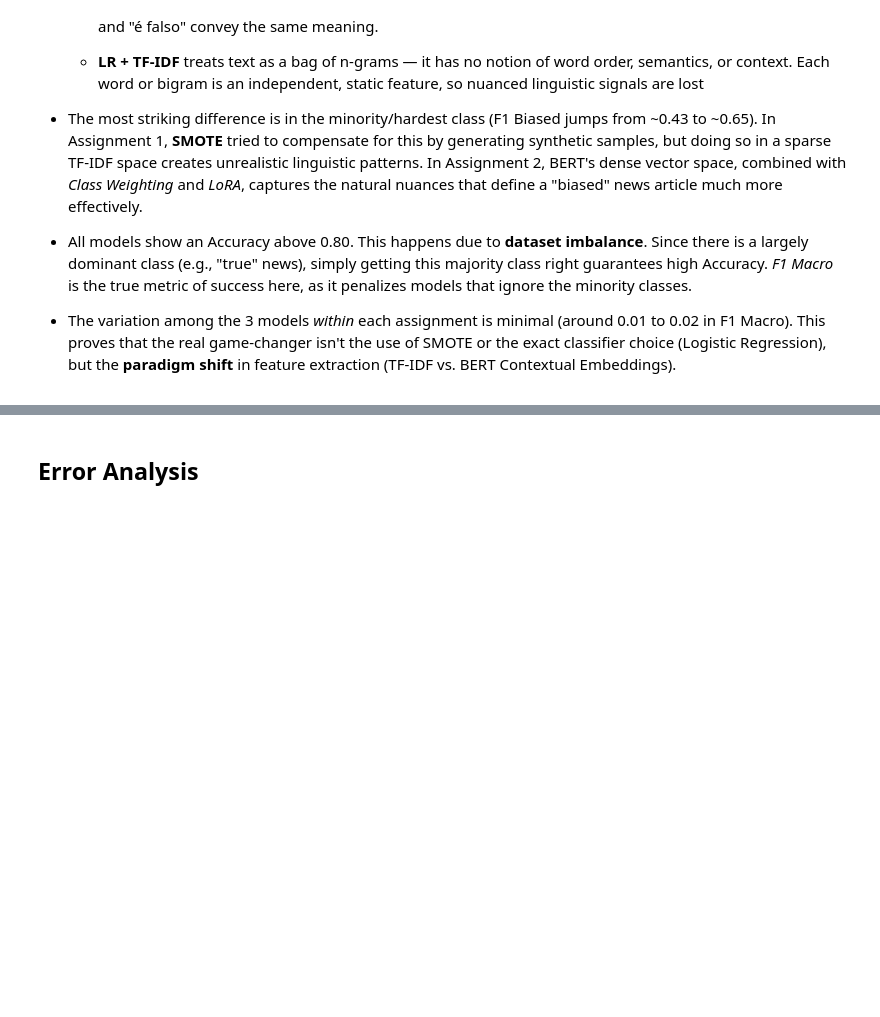
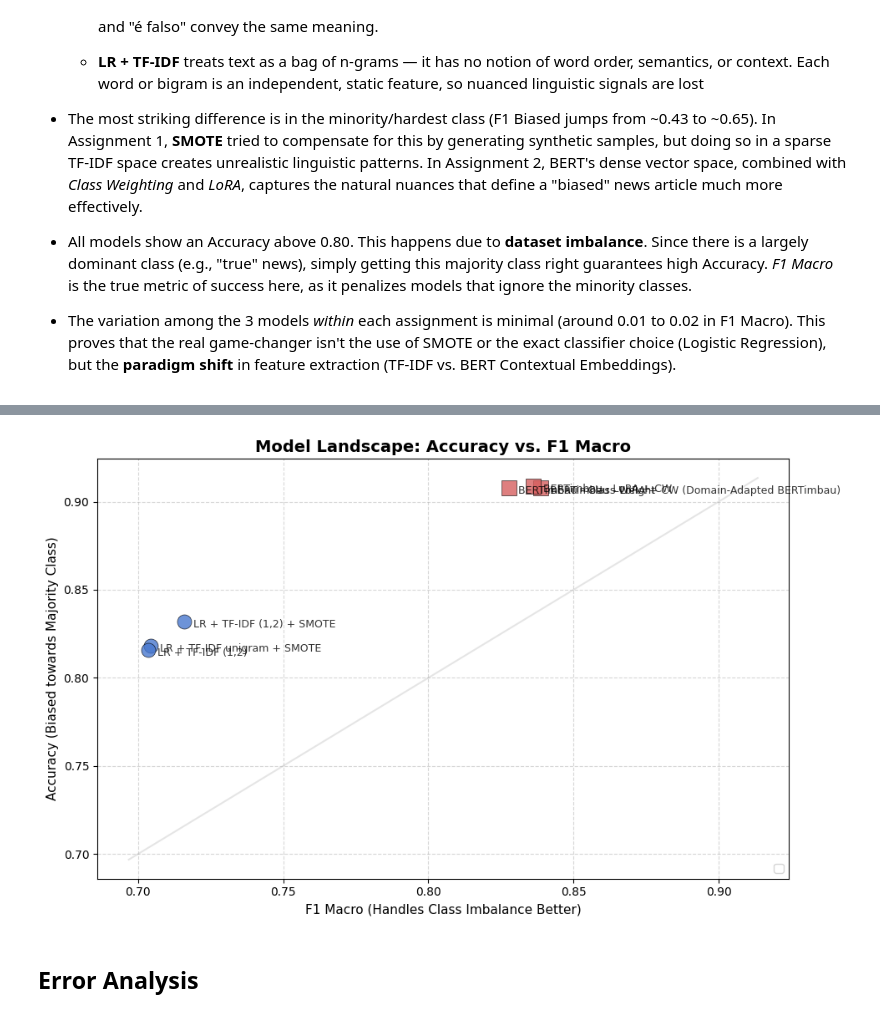
Before and after one commit to tomast100/PLN_Project, a Jupyter notebook: assignment_2.ipynb, the cells around one changed output, grey strips where cells are left out. Saved outputs shown, nothing was run; the diff lists cells and outputs as text; code cells hidden in the pictures; blank space fills up the shorter version.

```diff
--- a/assignment_2.ipynb
+++ b/assignment_2.ipynb
@@ -2192,3 +2346,55 @@ The chart reveals a clear and consistent performance leap between the two assign
+# %%
+fig, ax = plt.subplots(figsize=(10, 6))
+
+for name, metrics in all_models.items():
+    if "Assignment 1" in metrics["entrega"]:
+        color = "#4878cf"
+        marker = "o"
+        label = "Assignment 1 (Classical ML)"
+    else:
+        color = "#d65f5f"
+        marker = "s"
+        label = "Assignment 2 (Transformers)"
+
+    scatter = ax.scatter(
+        metrics["f1_macro"],
+        metrics["accuracy"],
+        color=color,
+        s=150,
+        marker=marker,
+        alpha=0.8,
+        edgecolors="black",
+        linewidth=0.5
+    )
+
+    ax.annotate(
+        name,
+        (metrics["f1_macro"], metrics["accuracy"]),
+        xytext=(8, -5),
+        textcoords='offset points',
+        fontsize=9,
+        alpha=0.8
+    )
+
+handles, labels = ax.get_legend_handles_labels()
+by_label = dict(zip(labels, handles))
+ax.legend(by_label.values(), by_label.keys(), loc="lower right", fontsize=10)
+
+lims = [
+    np.min([ax.get_xlim(), ax.get_ylim()]),
+    np.max([ax.get_xlim(), ax.get_ylim()]),
+]
+ax.plot(lims, lims, 'k-', alpha=0.1, zorder=0, label="Accuracy = F1 Macro")
+
+ax.set_title("Model Landscape: Accuracy vs. F1 Macro", fontsize=14, fontweight="bold")
+ax.set_xlabel("F1 Macro (Handles Class Imbalance Better)", fontsize=11)
+ax.set_ylabel("Accuracy (Biased towards Majority Class)", fontsize=11)
+ax.grid(True, linestyle="--", alpha=0.5)
+
+plt.tight_layout()
+plt.show()
+# %% [output]
+[figure, added]
 # %% [markdown]
 ## Error Analysis
 # %%
```
Also changed, not shown: parts of 21 cells of this notebook.
